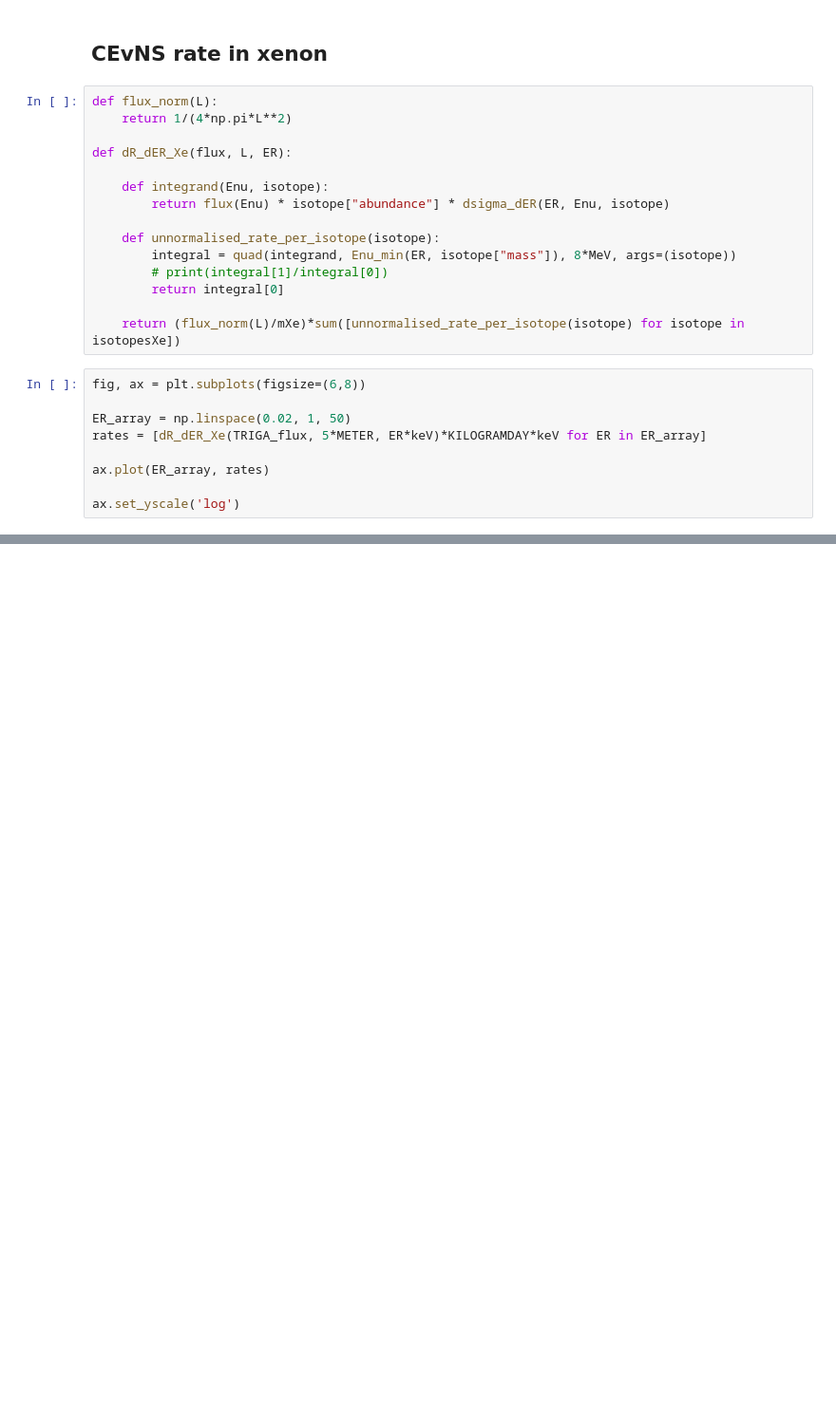
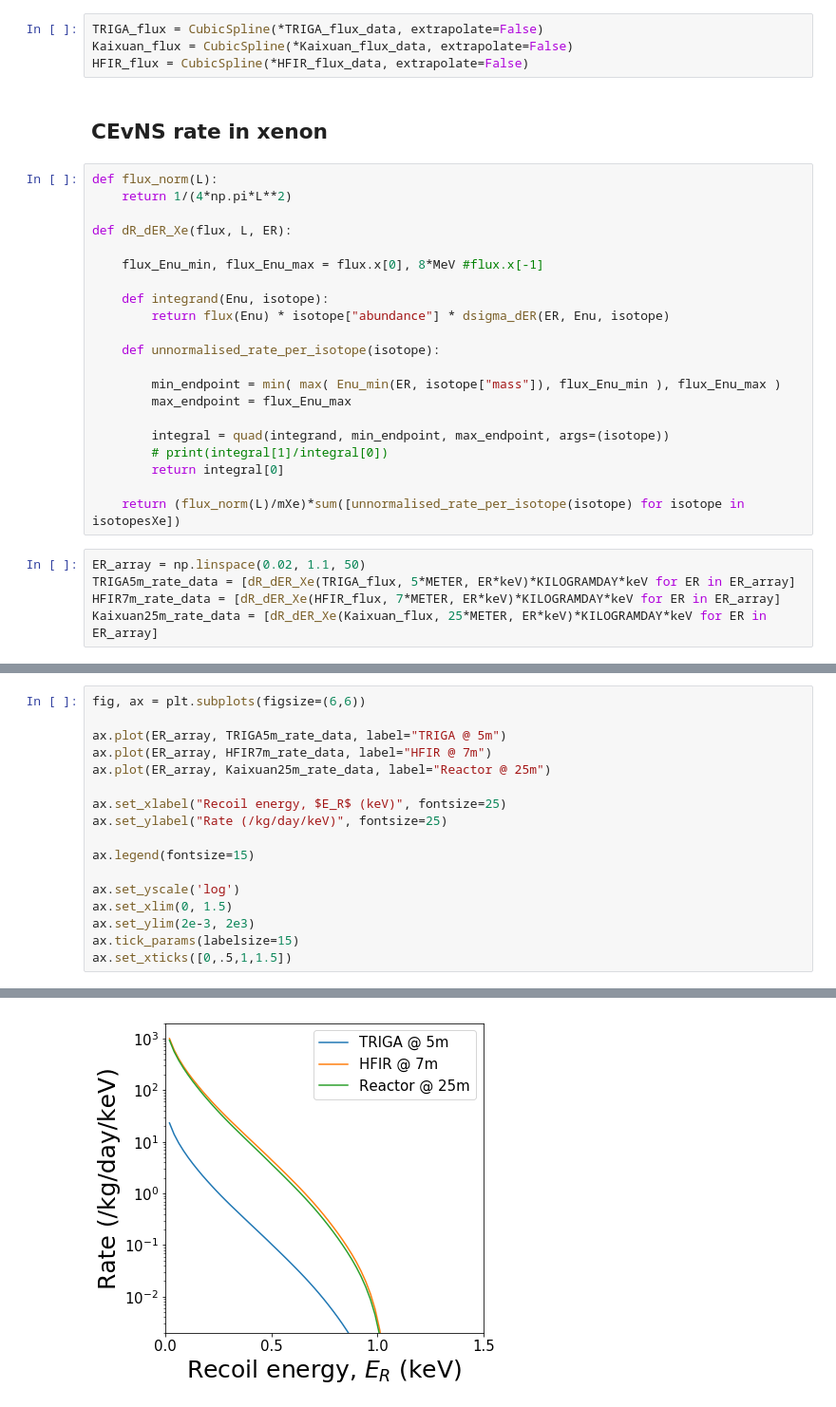
Before and after one commit to RitterCat/reactor-nu-cevns, a Jupyter notebook: cevns_rate.ipynb, the cells around one changed output, grey strips where cells are left out. Shown at 95% size. Saved outputs shown, nothing was run; the diff lists cells and outputs as text; blank space fills up the shorter version.

```diff
--- a/cevns_rate.ipynb
+++ b/cevns_rate.ipynb
@@ -113,3 +120,7 @@ HFIR_flux = interp1d(*HFIR_flux_data, kind="cubic")
+# %%
+TRIGA_flux = CubicSpline(*TRIGA_flux_data, extrapolate=False)
+Kaixuan_flux = CubicSpline(*Kaixuan_flux_data, extrapolate=False)
+HFIR_flux = CubicSpline(*HFIR_flux_data, extrapolate=False)
 # %% [markdown]
 ## CEvNS rate in xenon
 # %%
@@ -118,21 +129,23 @@ def flux_norm(L):
 
 def dR_dER_Xe(flux, L, ER):
 
+    flux_Enu_min, flux_Enu_max = flux.x[0], 8*MeV #flux.x[-1]
+
     def integrand(Enu, isotope):
         return flux(Enu) * isotope["abundance"] * dsigma_dER(ER, Enu, isotope)
 
     def unnormalised_rate_per_isotope(isotope):
-        integral = quad(integrand, Enu_min(ER, isotope["mass"]), 8*MeV, args=(isotope))
+
+        min_endpoint = min( max( Enu_min(ER, isotope["mass"]), flux_Enu_min ), flux_Enu_max )
+        max_endpoint = flux_Enu_max
+
+        integral = quad(integrand, min_endpoint, max_endpoint, args=(isotope))
         # print(integral[1]/integral[0])
         return integral[0]
 
     return (flux_norm(L)/mXe)*sum([unnormalised_rate_per_isotope(isotope) for isotope in isotopesXe])
 # %%
-fig, ax = plt.subplots(figsize=(6,8))
-
-ER_array = np.linspace(0.02, 1, 50)
-rates = [dR_dER_Xe(TRIGA_flux, 5*METER, ER*keV)*KILOGRAMDAY*keV for ER in ER_array]
-
-ax.plot(ER_array, rates)
-
-ax.set_yscale('log')
+ER_array = np.linspace(0.02, 1.1, 50)
+TRIGA5m_rate_data = [dR_dER_Xe(TRIGA_flux, 5*METER, ER*keV)*KILOGRAMDAY*keV for ER in ER_array]
+HFIR7m_rate_data = [dR_dER_Xe(HFIR_flux, 7*METER, ER*keV)*KILOGRAMDAY*keV for ER in ER_array]
+Kaixuan25m_rate_data = [dR_dER_Xe(Kaixuan_flux, 25*METER, ER*keV)*KILOGRAMDAY*keV for ER in ER_array]
@@ -140,0 +152,18 @@ ax.set_yscale('log')
+# %%
+fig, ax = plt.subplots(figsize=(6,6))
+
+ax.plot(ER_array, TRIGA5m_rate_data, label="TRIGA @ 5m")
+ax.plot(ER_array, HFIR7m_rate_data, label="HFIR @ 7m")
+ax.plot(ER_array, Kaixuan25m_rate_data, label="Reactor @ 25m")
+
+ax.set_xlabel("Recoil energy, $E_R$ (keV)", fontsize=25)
+ax.set_ylabel("Rate (/kg/day/keV)", fontsize=25)
+
+ax.legend(fontsize=15)
+
+ax.set_yscale('log')
+ax.set_xlim(0, 1.5)
+ax.set_ylim(2e-3, 2e3)
+ax.tick_params(labelsize=15)
+ax.set_xticks([0,.5,1,1.5])
+# %% [output]
@@ -140,0 +174 @@ ax.set_yscale('log')
+[figure, added]
```
Also changed, not shown: parts of 7 cells of this notebook.
